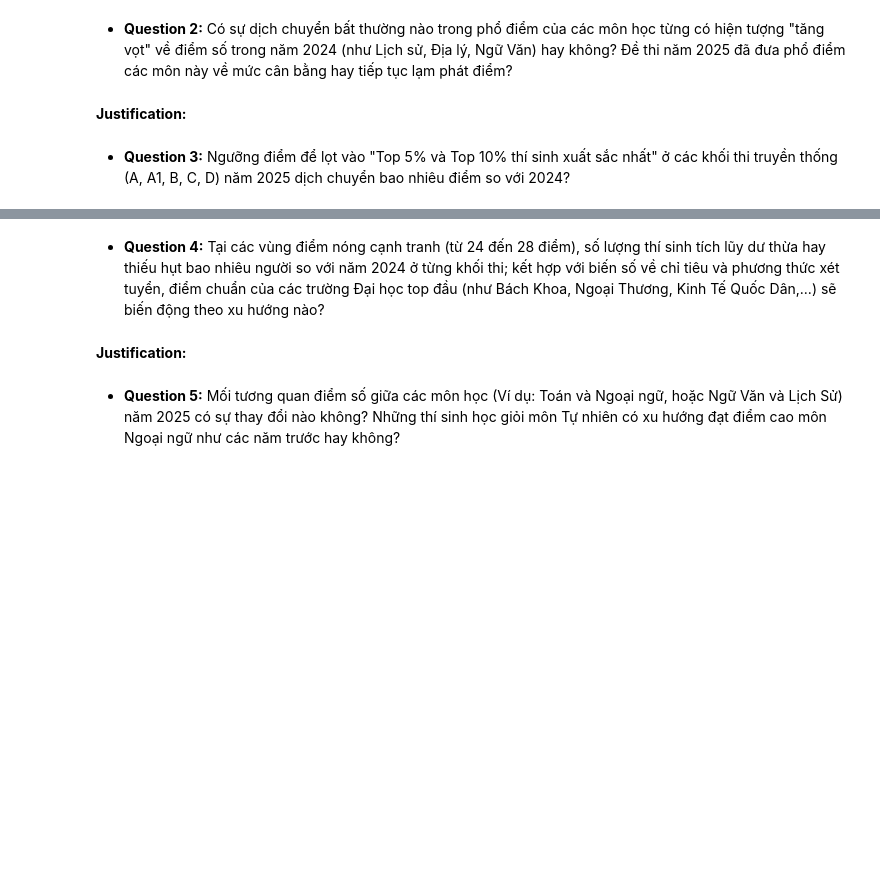
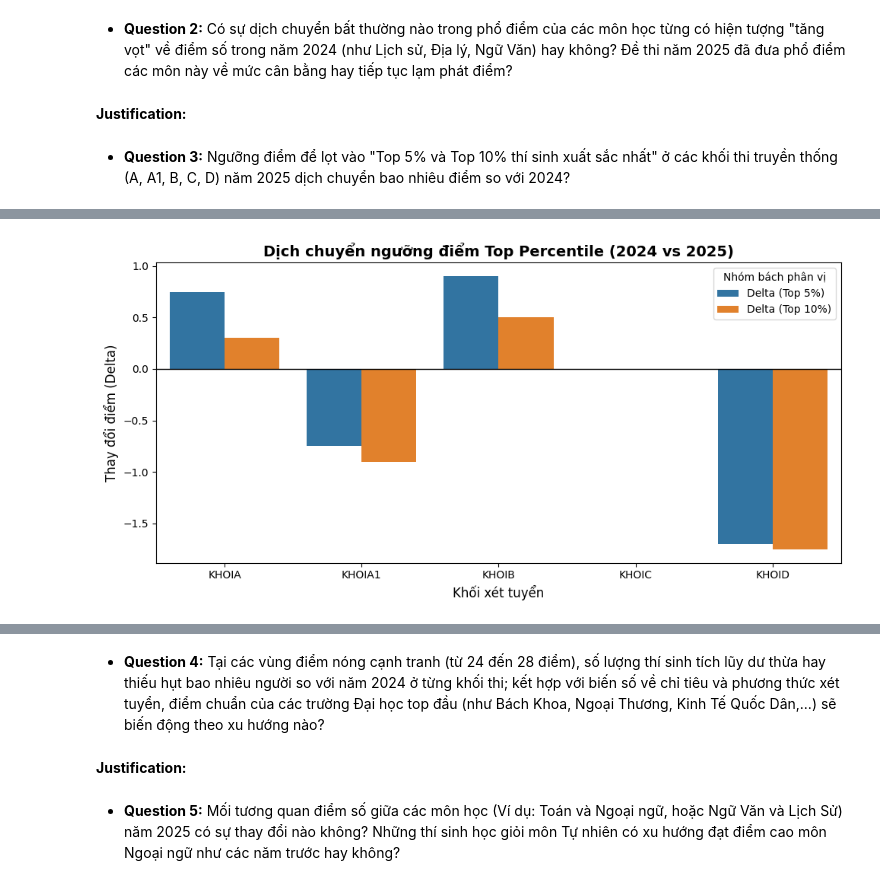
Before and after one commit to trnghuybru/data_analysis, a Jupyter notebook: my_Project.ipynb, the cells around one changed output, grey strips where cells are left out. Cells and saved outputs as stored; diff of their text form; code cells hidden in the pictures; blank space fills up the shorter version.

Commit message:
Q3: feat: add percentile shift analysis to compare 2024 and 2025 exam performance across blocks

```diff
--- a/my_Project.ipynb
+++ b/my_Project.ipynb
@@ -27,13 +27,3 @@ In this dataset, I would like to answer the following research questions:
 ### **1.2.** Gather at least two datasets using two different data gathering methods
 # %% [markdown]
 Gather each of the 2 pieces of data from different sources:
-# %%
-# import libraries:
-import pandas as pd
-import numpy as np
-import os
-import glob
-import matplotlib.pyplot as plt
-import seaborn as sns
-# Configure pandas to display all columns
-pd.options.display.max_columns = None
@@ -359,0 +432,82 @@ Final record count: 5232122
+# %%
+import pandas as pd
+import numpy as np
+import seaborn as sns
+import matplotlib.pyplot as plt
+from IPython.display import display # Import để dùng được display() nếu bạn không ở Colab
+
+# Giả định master_df đã được định nghĩa trước đó
+# master_df = pd.read_csv("diemthi.csv")
+
+blocks = {
+    'khoia': ['toan', 'vatly', 'hoahoc'],
+    'khoia1': ['toan', 'vatly', 'ngoaingu'],
+    'khoib': ['toan', 'hoahoc', 'sinhhoc'],
+    'khoic': ['nguvan', 'lichsu', 'dialy'],
+    'khoid': ['toan', 'nguvan', 'ngoaingu']
+}
+
+def get_percentiles(df, year_val, curriculum_filter=None):
+    """
+    Hàm tính toán bách phân vị, đã được tối ưu để dùng chung cho mọi năm
+    và tránh lỗi khi truyền thẳng df vào tham số thay vì dùng biến toàn cục.
+    """
+    # Lọc theo năm
+    mask = df['year_exam'] == year_val
+
+    # Lọc thêm theo chương trình học nếu có truyền tham số curriculum_filter
+    if curriculum_filter:
+        mask = mask & (df['curriculum'] == curriculum_filter)
+
+    df_year = df[mask]
+    results = []
+
+    for block, subjects in blocks.items():
+        # Kiểm tra xem có điểm tổng của khối chưa
+        if block in df_year.columns and df_year[block].notna().any():
+            scores = df_year[block].dropna()
+        else:
+            # RÀO LỖI: Chỉ tính tổng nếu tất cả các môn thuộc khối đó ĐỀU TỒN TẠI trong df
+            valid_subjects = [sub for sub in subjects if sub in df_year.columns]
+            if len(valid_subjects) == len(subjects):
+                scores = df_year[valid_subjects].dropna(how='any').sum(axis=1)
+            else:
+                scores = pd.Series(dtype=float) # Bỏ qua nếu thiếu dữ liệu cột
+
+        if not scores.empty:
+            p95 = scores.quantile(0.95)
+            p90 = scores.quantile(0.90)
+            results.append({'Block': block.upper(), 'Top 5%': p95, 'Top 10%': p90})
+
+    return pd.DataFrame(results)
+
+# 1. Tính toán cho năm 2024
+df_2024_p = get_percentiles(master_df, 2024)
+
+# 2. Tính toán cho năm 2025 (Chỉ lấy CT2018)
+df_2025_p = get_percentiles(master_df, 2025, curriculum_filter='CT2018')
+
+# 3. Hợp nhất và Trực quan hóa
+if not df_2024_p.empty and not df_2025_p.empty:
+    comparison_df = df_2024_p.merge(df_2025_p, on='Block', suffixes=('_2024', '_2025'))
+    comparison_df['Delta (Top 5%)'] = comparison_df['Top 5%_2025'] - comparison_df['Top 5%_2024']
+    comparison_df['Delta (Top 10%)'] = comparison_df['Top 10%_2025'] - comparison_df['Top 10%_2024']
+
+    display(comparison_df) # Hoặc dùng print(comparison_df)
+
+    plt.figure(figsize=(10,5))
+    plot_data = comparison_df.melt(id_vars='Block', value_vars=['Delta (Top 5%)', 'Delta (Top 10%)'])
+
+    sns.barplot(data=plot_data, x='Block', y='value', hue='variable')
+    plt.axhline(0, color='black', lw=1)
+
+    # Định dạng lại biểu đồ cho đẹp
+    plt.title('Dịch chuyển ngưỡng điểm Top Percentile (2024 vs 2025)', fontsize=14, fontweight='bold')
+    plt.ylabel('Thay đổi điểm (Delta)', fontsize=12)
+    plt.xlabel('Khối xét tuyển', fontsize=12)
+    plt.legend(title='Nhóm bách phân vị')
+    plt.tight_layout()
+    plt.show()
+else:
+    print("Dữ liệu không đủ để thực hiện phân tích (Thiếu dữ liệu của 2024 hoặc 2025).")
+# %% [output]
@@ -359,0 +520 @@ Final record count: 5232122
+[figure, added]
```
Also changed, not shown: parts of 9 cells of this notebook.
